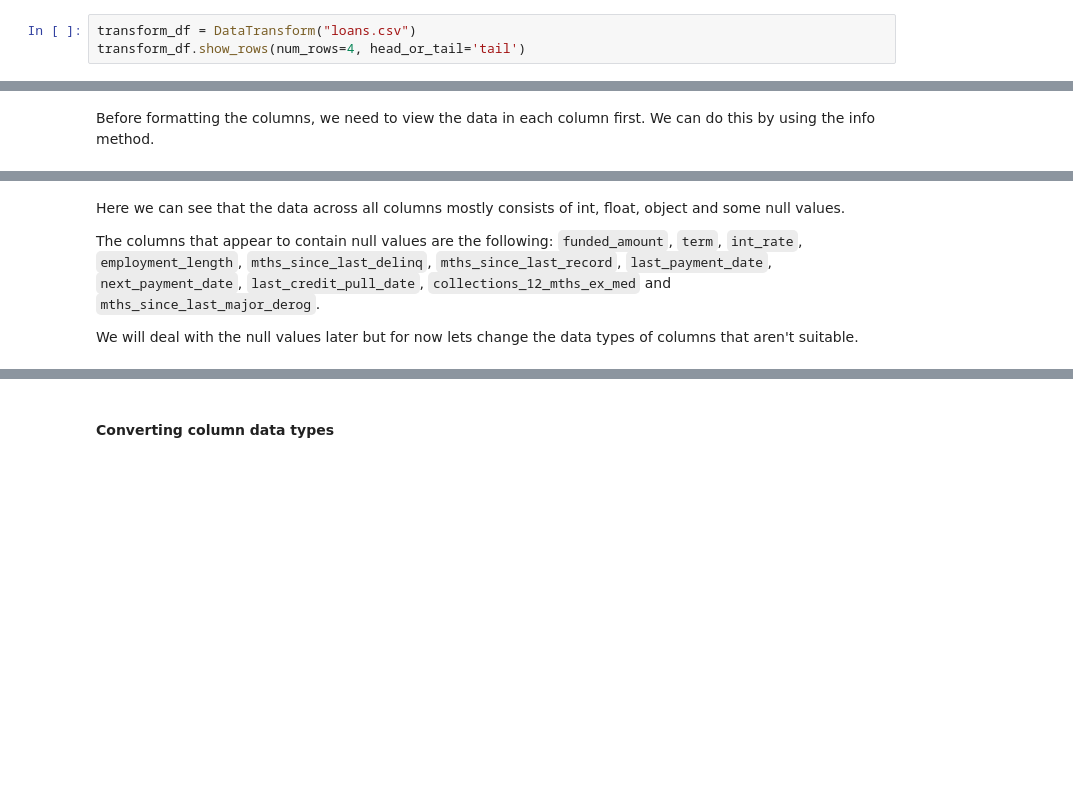
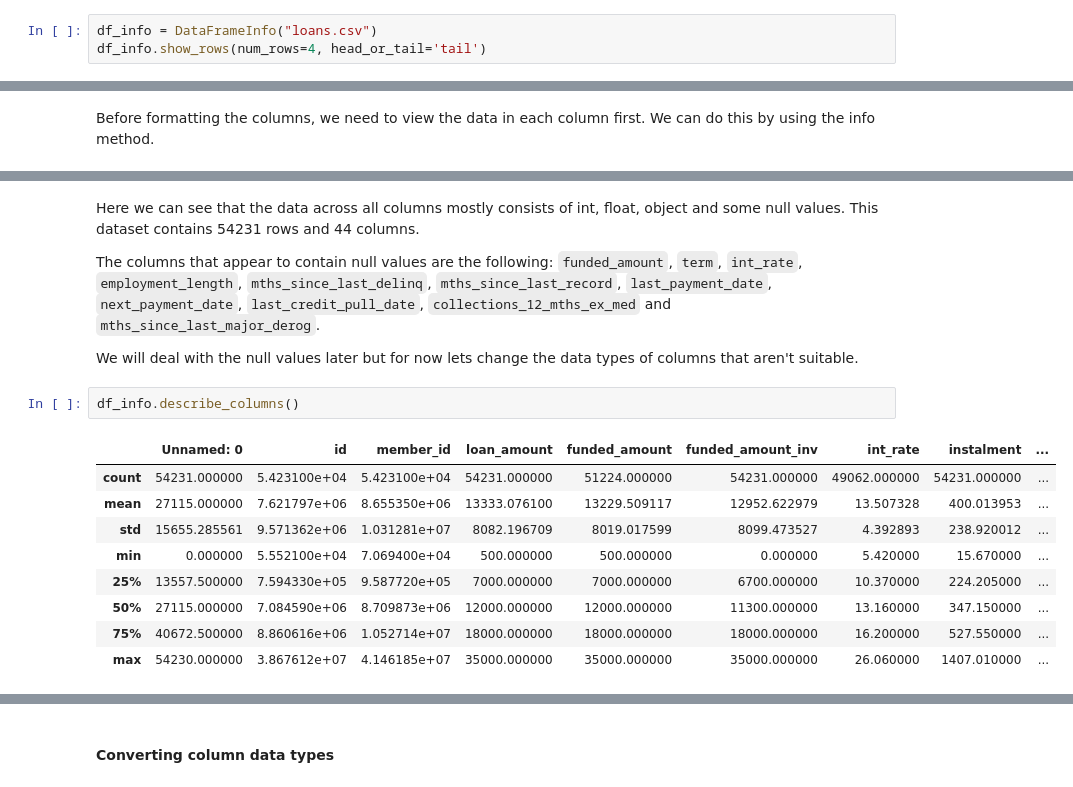
Before and after one commit to Jade-Levn/exploratory-data-analysis---customer-loans-in-finance857, a Jupyter notebook: eda_loans.ipynb, the cells around one changed output, grey strips where cells are left out. Cells and saved outputs as stored; diff of their text form; blank space fills up the shorter version.

Commit message:
Adds and removes methods from dataframe_info.py and data_transform.py

```diff
--- a/eda_loans.ipynb
+++ b/eda_loans.ipynb
@@ -5,8 +6,8 @@ from data_transform import DataTransform
 # %% [markdown]
 ##### Loading in the data
 # %%
-transform_df = DataTransform("loans.csv")
-transform_df.show_rows(num_rows=4, head_or_tail='tail')
+df_info = DataFrameInfo("loans.csv")
+df_info.show_rows(num_rows=4, head_or_tail='tail')
 # %% [output]
 |  | Unnamed: 0 | id | member_id | loan_amount | funded_amount | funded_amount_inv | term | int_rate | ... |
 | 54227 | 54227 | 142608 | 74724 | 5000 | 5000.0 | 2350.0 | 36 months | 10.59 | ... |
@@ -39,7 +77,20 @@ dtypes: float64(20), int64(9), object(15)
 memory usage: 18.2+ MB
 # %% [markdown]
 Here we can see that the data across all columns mostly consists of int, float, object and some null values.
+This dataset contains 54231 rows and 44 columns.
 
 The columns that appear to contain null values are the following: `funded_amount`, `term`, `int_rate`, `employment_length`, `mths_since_last_delinq`, `mths_since_last_record`, `last_payment_date`, `next_payment_date`, `last_credit_pull_date`, `collections_12_mths_ex_med` and `mths_since_last_major_derog`.
 
 We will deal with the null values later but for now lets change the data types of columns that aren't suitable.
+# %%
+df_info.describe_columns()
+# %% [output]
+|  | Unnamed: 0 | id | member_id | loan_amount | funded_amount | funded_amount_inv | int_rate | instalment | ... |
+| count | 54231.000000 | 5.423100e+04 | 5.423100e+04 | 54231.000000 | 51224.000000 | 54231.000000 | 49062.000000 | 54231.000000 | ... |
+| mean | 27115.000000 | 7.621797e+06 | 8.655350e+06 | 13333.076100 | 13229.509117 | 12952.622979 | 13.507328 | 400.013953 | ... |
+| std | 15655.285561 | 9.571362e+06 | 1.031281e+07 | 8082.196709 | 8019.017599 | 8099.473527 | 4.392893 | 238.920012 | ... |
+| min | 0.000000 | 5.552100e+04 | 7.069400e+04 | 500.000000 | 500.000000 | 0.000000 | 5.420000 | 15.670000 | ... |
+| 25% | 13557.500000 | 7.594330e+05 | 9.587720e+05 | 7000.000000 | 7000.000000 | 6700.000000 | 10.370000 | 224.205000 | ... |
+| 50% | 27115.000000 | 7.084590e+06 | 8.709873e+06 | 12000.000000 | 12000.000000 | 11300.000000 | 13.160000 | 347.150000 | ... |
+| 75% | 40672.500000 | 8.860616e+06 | 1.052714e+07 | 18000.000000 | 18000.000000 | 18000.000000 | 16.200000 | 527.550000 | ... |
+| max | 54230.000000 | 3.867612e+07 | 4.146185e+07 | 35000.000000 | 35000.000000 | 35000.000000 | 26.060000 | 1407.010000 | ... |
```
Also changed, not shown: parts of 14 cells of this notebook, 2 other files.
